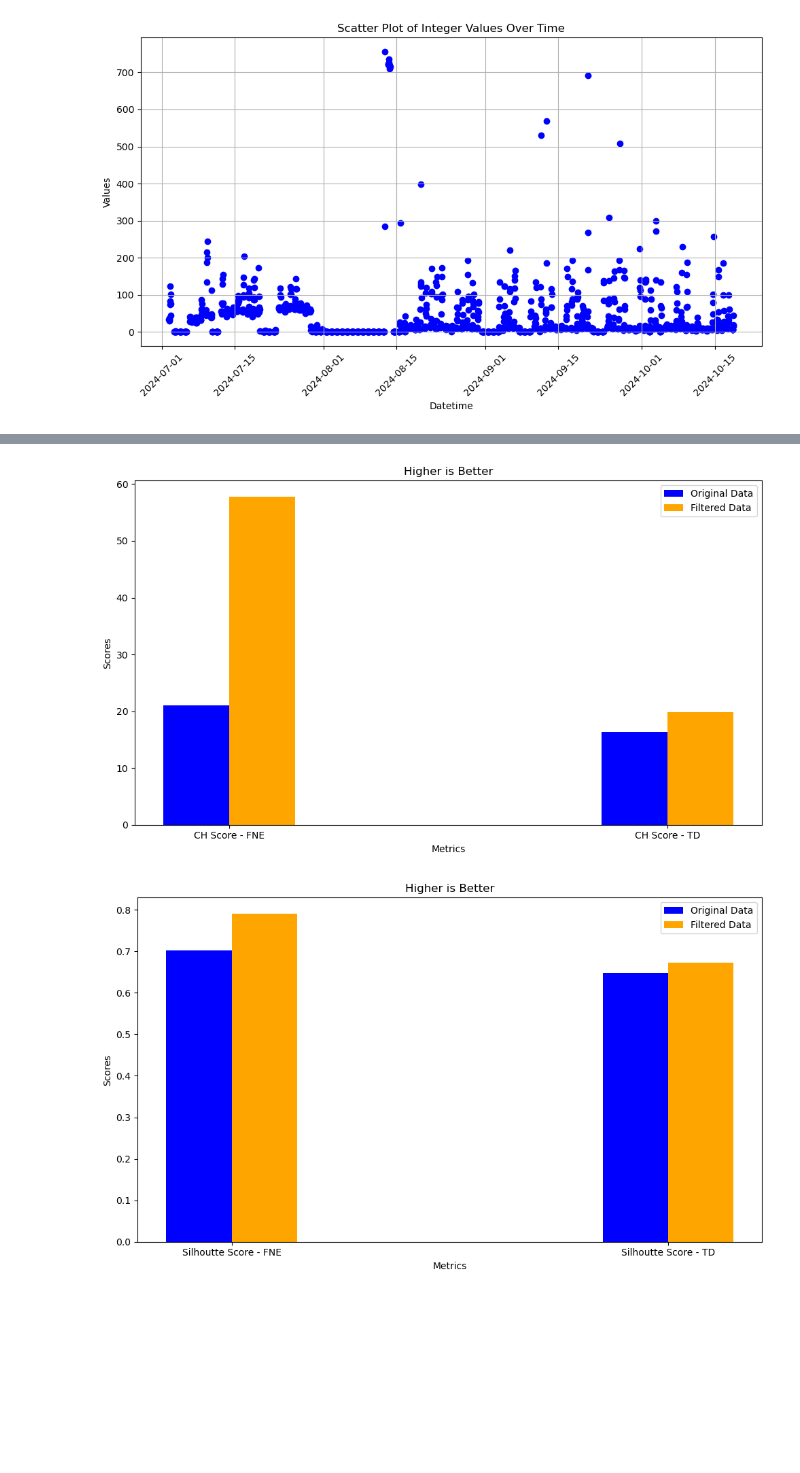
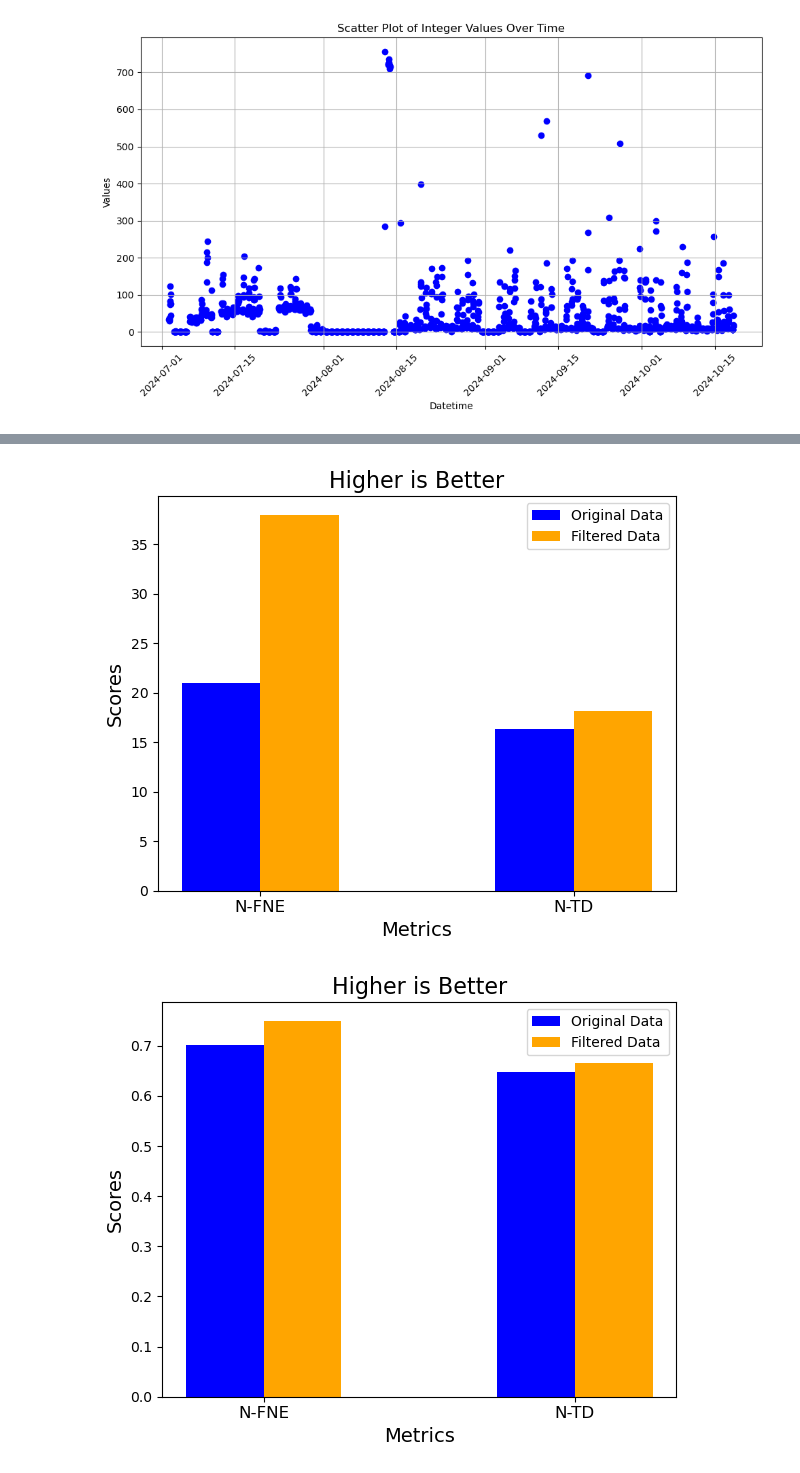
Before and after one commit to AsifTanvir/SEAD-analysis, a Jupyter notebook: Lab_data_analysis.ipynb, the cells around one changed output, grey strips where cells are left out. Drawn from its saved outputs; the diff is of its cells as text; code cells hidden in the pictures; blank space fills up the shorter version.

Commit message:
irfan home data analysis. plot fixes. dynamic window.

```diff
--- a/Lab_data_analysis.ipynb
+++ b/Lab_data_analysis.ipynb
@@ -49,7 +49,7 @@ combined_lab_data = combined_lab_data.set_index('datetime') #make the date colum
 # print(combined_office_data.size, combined_office_data_filtered.size)
 lab_hourly = combined_lab_data.state.resample('1h').sum() #resample on hourly basis and get summary of sensor values on 2 hours.
 
-lab_hourly = lab_hourly.between_time('09:00', '18:00')
+lab_hourly = lab_hourly.between_time('08:00', '18:00')
 lab_hourly = lab_hourly.reset_index()
 combined_lab_data = combined_lab_data.reset_index()
 
@@ -346,15 +358,16 @@ unique_sensor = combined_lab_data.sensor_name.unique()
 fnq_adjacency_matrix_filtered = pd.DataFrame(0.0, columns=unique_sensor, index=unique_sensor)
 td_adjacency_matrix_filtered = pd.DataFrame(0.0, columns=unique_sensor, index=unique_sensor)
 
+fd = anomaly_detection_and_removal(combined_lab_data, 'h')
 print('Frequent next event starts')
 print('---------------------------')
-fnq_adjacency_matrix_filtered = frequent_next_event(filtered_df, fnq_adjacency_matrix_filtered)
+fnq_adjacency_matrix_filtered = frequent_next_event(fd, fnq_adjacency_matrix_filtered)
 print('---------------------------')
 print('Frequent next event ends')
 
 print('Time Delta starts')
 print('---------------------------')
-td_adjacency_matrix_filtered = time_delta(filtered_df, td_adjacency_matrix)
+td_adjacency_matrix_filtered = time_delta(fd, td_adjacency_matrix)
 print('---------------------------')
 print('Time Delta ends')
 # %% [output]
@@ -428,31 +426,32 @@ number of unique group  1
 # %%
 import numpy as np
 def get_scores_plots(metrics, originalScores, filteredScores, title = 'Comparison of different Scores of Two Datasets for Two Algorithms'):
     # Set up the bar plot
-    x = np.arange(len(metrics))  # label locations
-    width = 0.15  # width of the bars
+    x = np.arange(2)  # label locations
+    width = 0.25  # width of the bars
 
-    fig, ax = plt.subplots(figsize=(10, 6))
+    fig, ax = plt.subplots(figsize=(6, 5))
 
     # Plot bars for each dataset
     bars1 = ax.bar(x - width/2, originalScores, width, label='Original Data', color='blue')
     bars2 = ax.bar(x + width/2, filteredScores, width, label='Filtered Data', color='orange')
 
     # Add labels, title, and custom x-axis tick labels
-    ax.set_xlabel('Metrics')
-    ax.set_ylabel('Scores')
-    ax.set_title(title)
+    ax.set_xlabel('Metrics', fontsize=14)
+    ax.set_ylabel('Scores', fontsize=14)
+    ax.set_title(title,  fontsize=16)
     ax.set_xticks(x)
-    ax.set_xticklabels(metrics)
+    ax.set_xticklabels(["N-FNE", "N-TD"], fontsize=12)
     ax.legend()
 
     # Show plot
     plt.tight_layout()
+    plt.savefig(f"{metrics}.png", dpi=300)
     plt.show()
 
-get_scores_plots(metrics = ["CH Score - FNE", "CH Score - TD"], originalScores= [fne_scores['ch-score'], td_scores['ch-score']], filteredScores= [fne_scores_filtered['ch-score'], td_scores_filtered['ch-score']], title= 'Higher is Better')
-get_scores_plots(metrics = ["Silhoutte Score - FNE", "Silhoutte Score - TD"], originalScores= [fne_scores['silhoutte-score'], td_scores['silhoutte-score']], filteredScores= [fne_scores_filtered['silhoutte-score'], td_scores_filtered['silhoutte-score']], title= 'Higher is Better')
-get_scores_plots(metrics = ["DB Score - FNE", "DB Score - TD"], originalScores= [fne_scores['db-score'], td_scores['db-score']], filteredScores= [fne_scores_filtered['db-score'], td_scores_filtered['db-score']], title= 'Lower is Better')
+get_scores_plots(metrics = "./Plots/Lab_plots/lab_CH", originalScores= [fne_scores['ch-score'], td_scores['ch-score']], filteredScores= [fne_scores_filtered['ch-score'], td_scores_filtered['ch-score']], title= 'Higher is Better')
+get_scores_plots(metrics = "./Plots/Lab_plots/lab_SH", originalScores= [fne_scores['silhoutte-score'], td_scores['silhoutte-score']], filteredScores= [fne_scores_filtered['silhoutte-score'], td_scores_filtered['silhoutte-score']], title= 'Higher is Better')
+get_scores_plots(metrics = "./Plots/Lab_plots/lab_DB", originalScores= [fne_scores['db-score'], td_scores['db-score']], filteredScores= [fne_scores_filtered['db-score'], td_scores_filtered['db-score']], title= 'Lower is Better')
 # %% [output]
-[figure, old version]
+[figure, new version]
-[figure, old version]
+[figure, new version]
```
Also changed, not shown: parts of 11 cells of this notebook, 29 other files.
